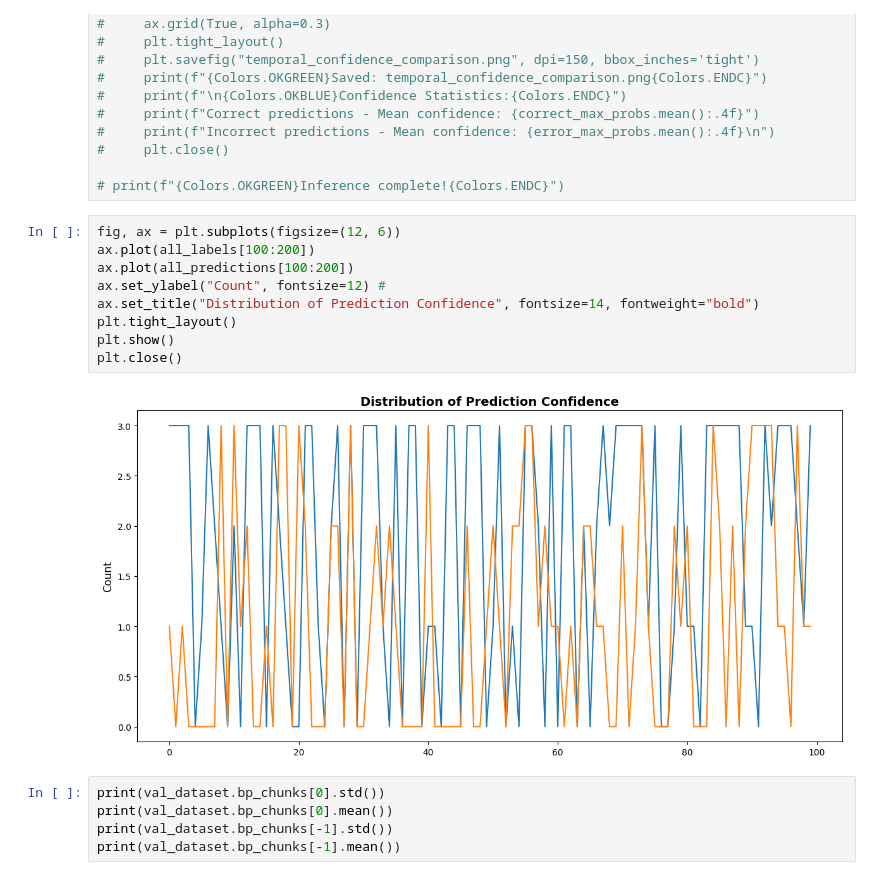
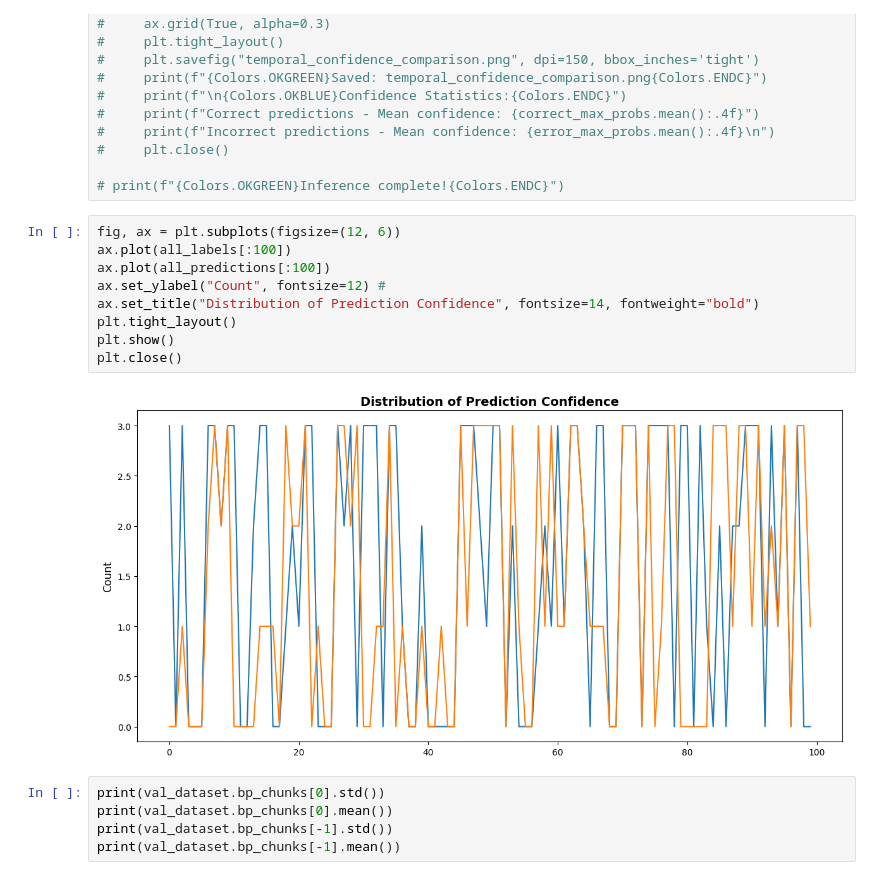
Before and after one commit to ojasprabhune/eeg, a Jupyter notebook: notebooks/temporal_inference.ipynb, the cells around one changed output. Saved outputs shown, nothing was run; the diff lists cells and outputs as text.

```diff
--- a/notebooks/temporal_inference.ipynb
+++ b/notebooks/temporal_inference.ipynb
@@ -366,15 +366,15 @@ Macro Averages:
 # print(f"{Colors.OKGREEN}Inference complete!{Colors.ENDC}")
 # %%
 fig, ax = plt.subplots(figsize=(12, 6))
-ax.plot(all_labels[100:200])
-ax.plot(all_predictions[100:200])
+ax.plot(all_labels[:100])
+ax.plot(all_predictions[:100])
 ax.set_ylabel("Count", fontsize=12) #
 ax.set_title("Distribution of Prediction Confidence", fontsize=14, fontweight="bold")
 plt.tight_layout()
 plt.show()
 plt.close()
 # %% [output]
-[figure, old version]
+[figure, new version]
 # %%
 print(val_dataset.bp_chunks[0].std())
 print(val_dataset.bp_chunks[0].mean())
```
Also changed, not shown: parts of 4 cells of this notebook, 4 other files.
